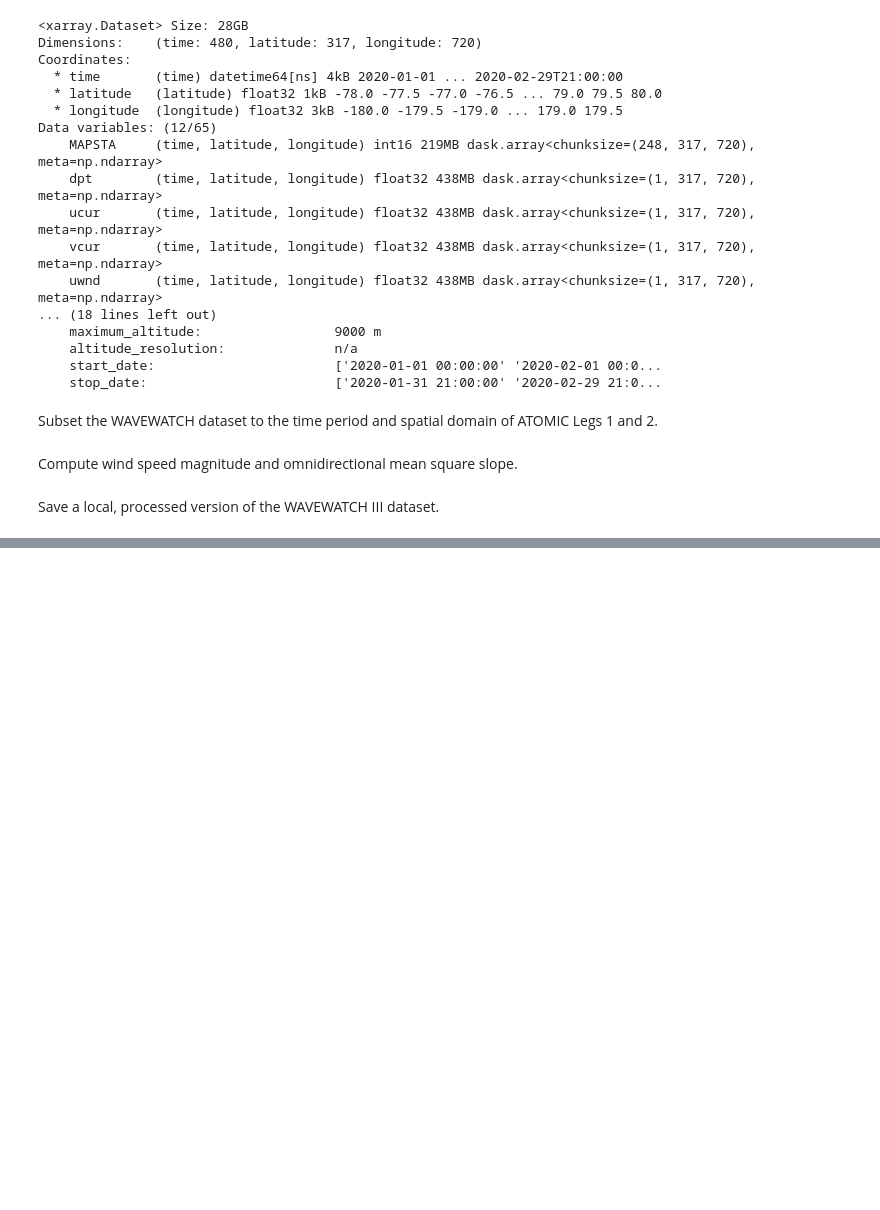
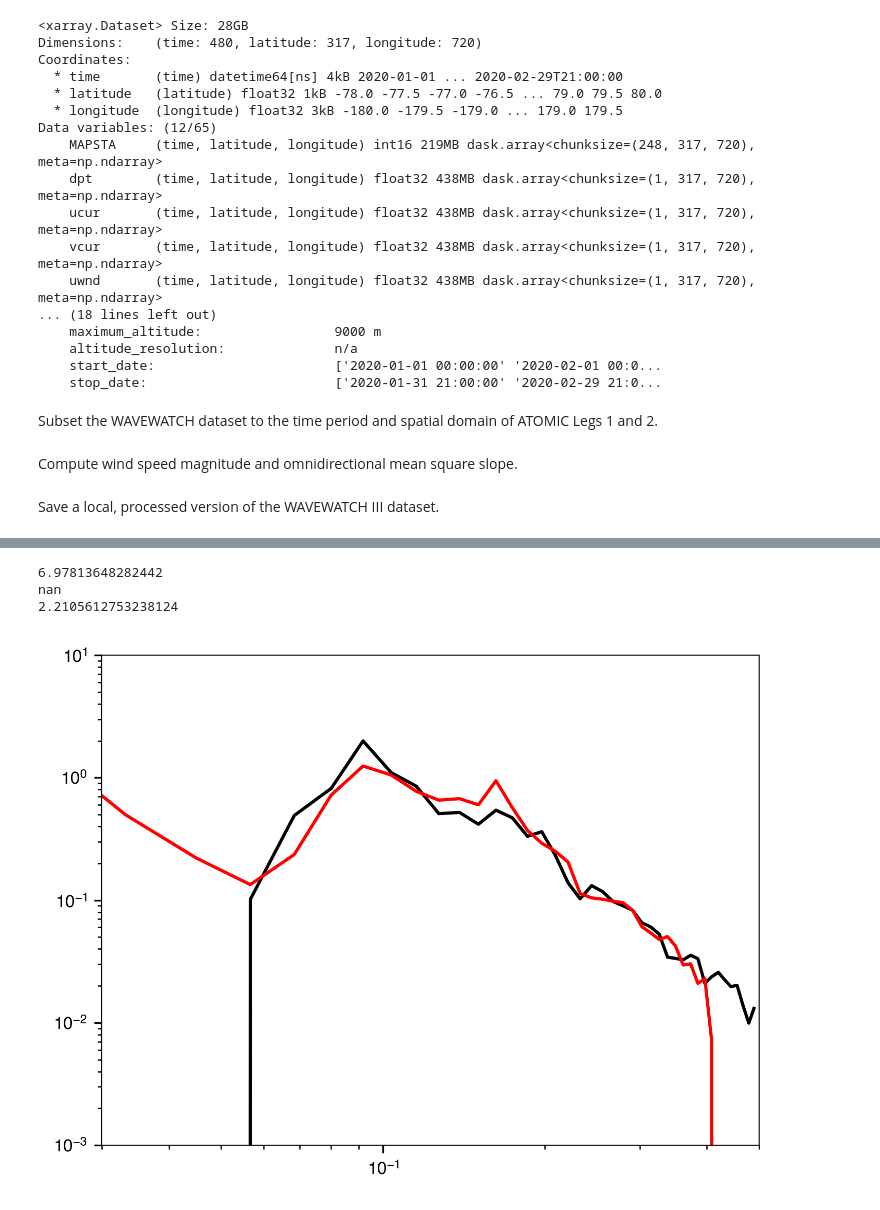
Before and after one commit to jacobrdavis/atomic-ocean-waves, a Jupyter notebook: notebooks/00-data_processing.ipynb, the cells around one changed output, grey strips where cells are left out. Cells and saved outputs as stored; diff of their text form; code cells hidden in the pictures; blank space fills up the shorter version.

```diff
--- a/notebooks/00-data_processing.ipynb
+++ b/notebooks/00-data_processing.ipynb
@@ -466,0 +633,35 @@ ww3_ds.to_netcdf('../data_processed/ww3.nc')
+# %%
+sd_good_ds = sd_ds.sel(TIME=pd.Timestamp('2020-01-24T10:00:00'), method='nearest')
+sd_bad_ds = sd_ds.sel(TIME=pd.Timestamp('2020-01-24T11:00:00'), method='nearest')
+
+
+# sd_bad_ds = sd_ds
+fig, ax = plt.subplots(1, 1, sharex=True, sharey=True)
+_ = plotting.scalar_spectrum(
+    frequency=sd_good_ds['FRE'].broadcast_like(sd_good_ds['EI']).to_numpy(),
+    spectral_density=sd_good_ds['EI'].to_numpy(),
+    color='k',
+    ax=ax,
+)
+_ = plotting.scalar_spectrum(
+    frequency=sd_bad_ds['FRE'].broadcast_like(sd_bad_ds['EI']).to_numpy(),
+    spectral_density=sd_bad_ds['EI'].to_numpy(),
+    color='r',
+    ax=ax,
+)
+
+ax.set_yscale('log')
+ax.set_xscale('log')
+ax.set_ylim(10**(-3), 10**(1))
+ax.set_xlim(0.03, 0.5)
+
+
+print(sd_good_ds['energy_period'].values)
+print(sd_bad_ds['energy_period'].values)
+
+print(energy_period_original.sel(TIME=pd.Timestamp('2020-01-24T11:00:00'), method='nearest').values)
+# %% [output]
+6.97813648282442
+nan
+2.2105612753238124
+[figure, added]
```
Also changed, not shown: parts of 11 cells of this notebook, 5 other files.
